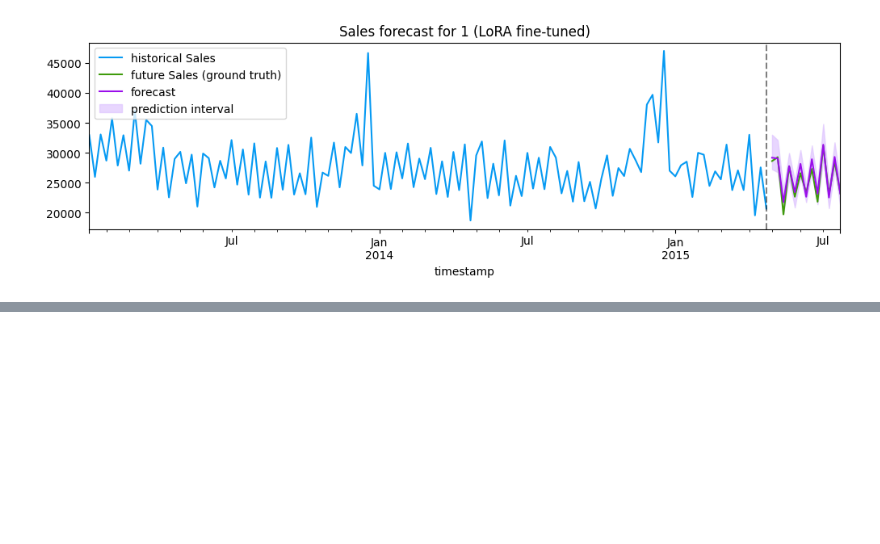
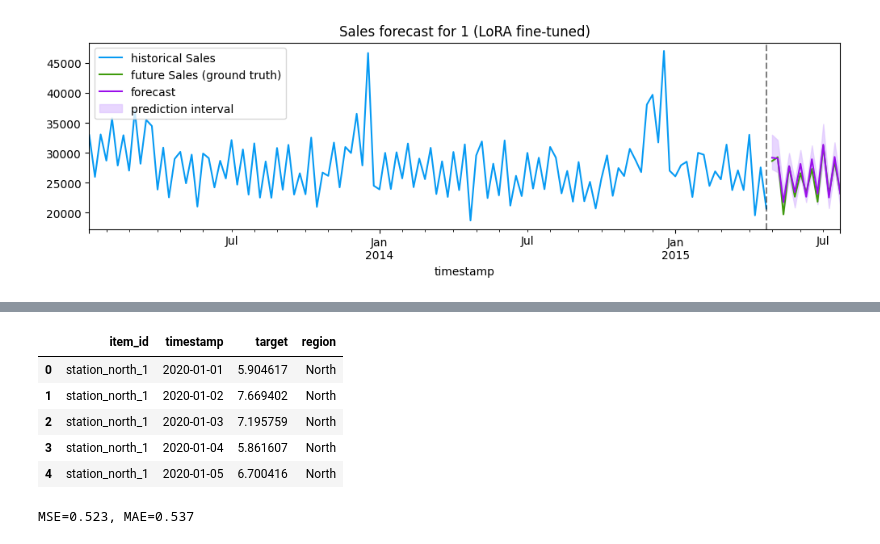
Before and after one commit to amazon-science/chronos-forecasting, a Jupyter notebook: notebooks/chronos-2-quickstart.ipynb, the cells around one changed output, grey strips where cells are left out. Drawn from its saved outputs; the diff is of its cells as text; code cells hidden in the pictures; blank space fills up the shorter version.

Commit message:
Add custom group_ids support to Chronos2Pipeline

```diff
--- a/notebooks/chronos-2-quickstart.ipynb
+++ b/notebooks/chronos-2-quickstart.ipynb
@@ -549,0 +559,80 @@ plot_forecast(
+# %%
+# Simulate ~30 weather stations with regional clustering (North, South, Coastal)
+import numpy as np, pandas as pd
+np.random.seed(123)
+n = 200
+prediction_length = 24
+ts = pd.date_range('2020-01-01', periods=n, freq='D')
+
+north_ids = [f'station_north_{i+1}' for i in range(10)]
+south_ids = [f'station_south_{i+1}' for i in range(10)]
+coast_ids = [f'station_coast_{i+1}' for i in range(10)]
+all_ids = north_ids + south_ids + coast_ids
+regions = (['North']*len(north_ids) + ['South']*len(south_ids) + ['Coastal']*len(coast_ids))
+
+def synth_series(base, amp, noise, phase=0.0):
+    t = np.arange(n)
+    signal = base + amp*np.sin(2*np.pi*t/365.0 + phase)
+    return (signal + noise*np.random.randn(n)).astype('float32')
+
+data_frames = []
+for sid, region in zip(all_ids, regions):
+    if region == 'North':
+        y = synth_series(base=5, amp=6, noise=0.8, phase=0.3)
+    elif region == 'South':
+        y = synth_series(base=18, amp=8, noise=0.8, phase=0.9)
+    else:  # Coastal
+        y = synth_series(base=12, amp=3.5, noise=0.3, phase=0.5)
+    df_i = pd.DataFrame({'item_id': sid, 'timestamp': ts, 'target': y, 'region': region})
+    data_frames.append(df_i)
+
+weather_df = pd.concat(data_frames, ignore_index=True)
+weather_df.head()
+# %% [output]
+|  | item_id | timestamp | target | region |
+| 0 | station_north_1 | 2020-01-01 | 5.904617 | North |
+| 1 | station_north_1 | 2020-01-02 | 7.669402 | North |
+| 2 | station_north_1 | 2020-01-03 | 7.195759 | North |
+| 3 | station_north_1 | 2020-01-04 | 5.861607 | North |
+| 4 | station_north_1 | 2020-01-05 | 6.700416 | North |
+# %%
+# 1) Using predict_df with create_group_ids_dict_from_category (group by 'region')
+from chronos import (
+    create_group_ids_dict_from_category,
+    create_group_ids_from_category
+)
+
+group_ids_cat = create_group_ids_dict_from_category(
+    df=weather_df,
+    id_column='item_id',
+    category_column='region'
+)
+
+# Split into context (train) and future truth (test)
+test_df = weather_df.groupby('item_id').tail(prediction_length)
+future_df = test_df.drop(columns=['target', 'region']).copy()
+train_df = weather_df.drop(test_df.index).drop(columns=["region"])
+
+pred_df_ids = pipeline.predict_df(
+    df=train_df,
+    future_df=future_df,
+    id_column='item_id',
+    timestamp_column='timestamp',
+    target='target',
+    prediction_length=prediction_length,
+    group_ids=group_ids_cat,
+    quantile_levels=[0.5],
+)
+
+# Compute MSE/MAE against ground truth
+eval_df = pred_df_ids.merge(
+    test_df[['item_id', 'timestamp', 'target']],
+    on=['item_id', 'timestamp'], how='inner',
+)
+y_true = eval_df['target'].to_numpy()
+y_pred = eval_df['predictions'].to_numpy()
+mse_ids = float(np.mean((y_pred - y_true) ** 2))
+mae_ids = float(np.mean(np.abs(y_pred - y_true)))
+print(f'MSE={mse_ids:.3f}, MAE={mae_ids:.3f}')
+# %% [output]
+MSE=0.523, MAE=0.537
```
Also changed, not shown: parts of 2 cells of this notebook, 4 other files.
